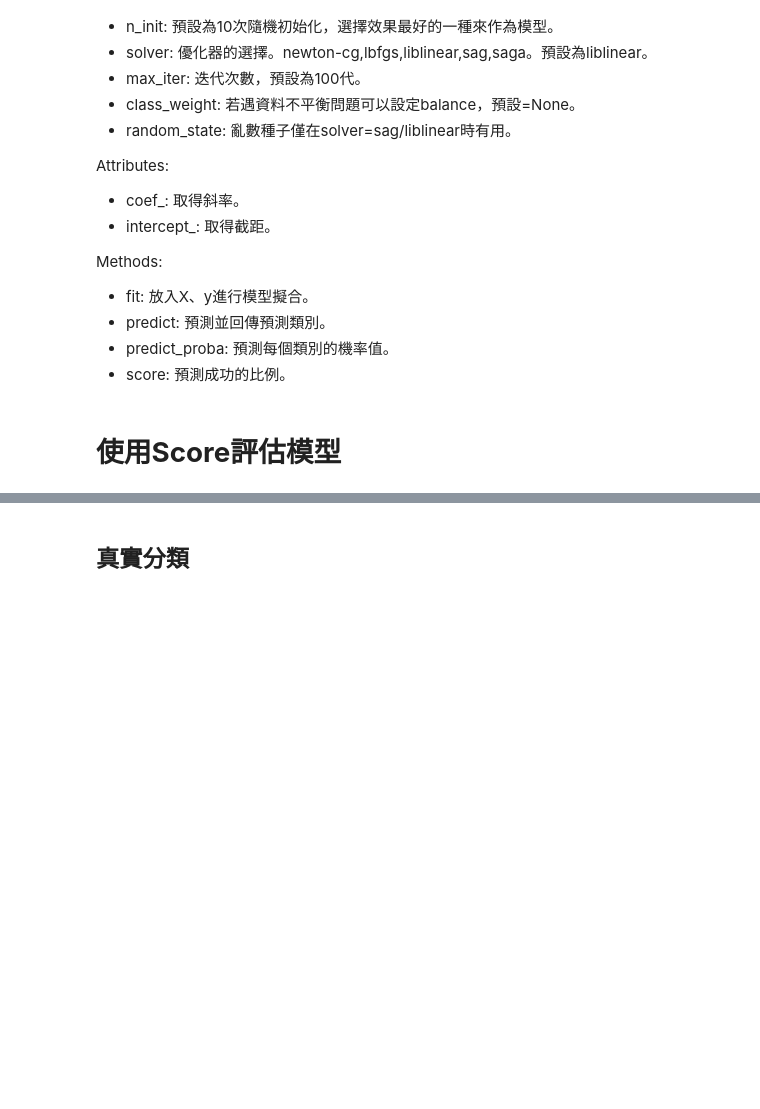
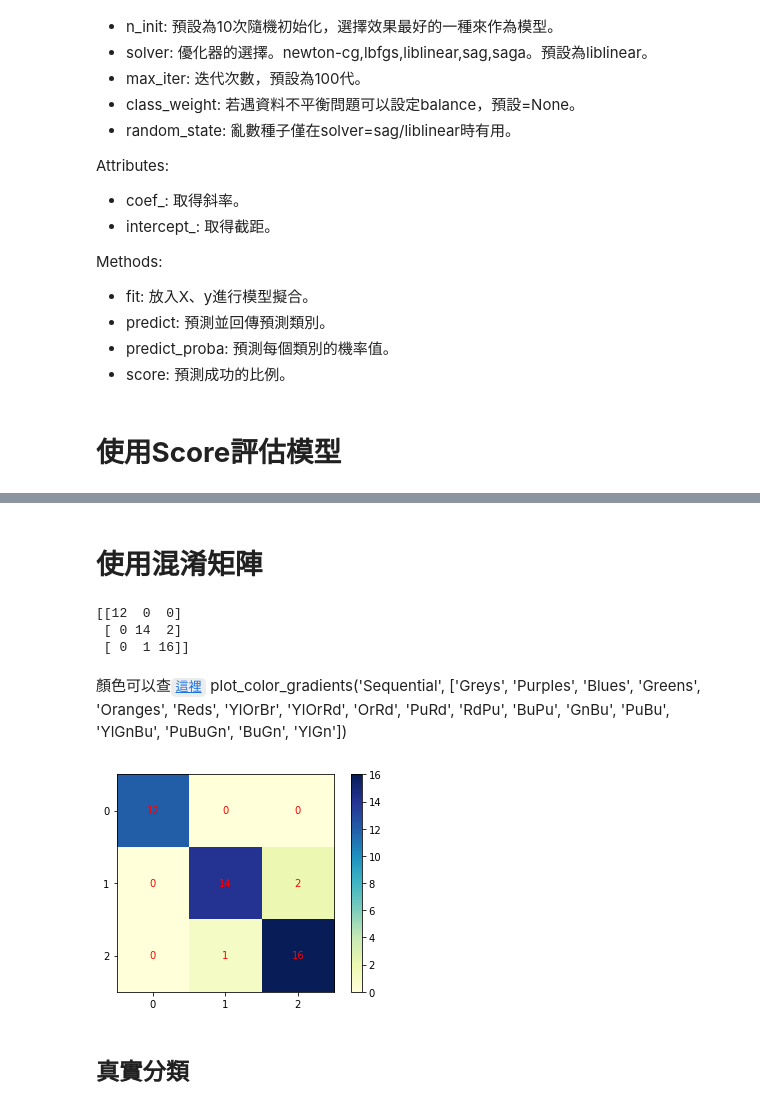
Before and after one commit to jelink27/Data_analytics_project, a Jupyter notebook: Iris dataset/Iris dataset.ipynb, the cells around one changed output, grey strips where cells are left out. Drawn from its saved outputs; the diff is of its cells as text; code cells hidden in the pictures; blank space fills up the shorter version.

```diff
--- a/Iris dataset/Iris dataset.ipynb
+++ b/Iris dataset/Iris dataset.ipynb
@@ -226,3 +244,39 @@ print('測試集: ',logisticModel.score(X_test,y_test))
+# %% [markdown]
+# **使用混淆矩陣**
+# %%
+from sklearn.metrics import confusion_matrix
+y_pred = logisticModel.predict(X_test)
+confusion_mat = confusion_matrix(y_test, y_pred)
+print(confusion_mat)
+# %% [output]
+[[12  0  0]
+ [ 0 14  2]
+ [ 0  1 16]]
+# %% [markdown]
+顏色可以查[`這裡`](https://matplotlib.org/stable/tutorials/colors/colormaps.html)
+plot_color_gradients('Sequential',
+                     ['Greys', 'Purples', 'Blues', 'Greens', 'Oranges', 'Reds',
+                      'YlOrBr', 'YlOrRd', 'OrRd', 'PuRd', 'RdPu', 'BuPu',
+                      'GnBu', 'PuBu', 'YlGnBu', 'PuBuGn', 'BuGn', 'YlGn'])
+# %%
+# 繪製混淆矩陣
+plt.imshow(confusion_mat, cmap='YlGnBu') #binary白色黑色
+
+# 顯示顏色對應的數值
+plt.colorbar()
+
+# 添加標籤
+plt.xticks([0, 1, 2])
+plt.yticks([0, 1, 2])
+
+# 在圖片上添加文本
+for i in range(3):
+    for j in range(3):
+        plt.text(j, i, confusion_mat[i, j], ha='center', va='center', color='red')
+
+plt.show()
+# %% [output]
+[figure, added]
 # %% [markdown]
 ## 真實分類
 # %%
```
Also changed, not shown: parts of 9 cells of this notebook.
